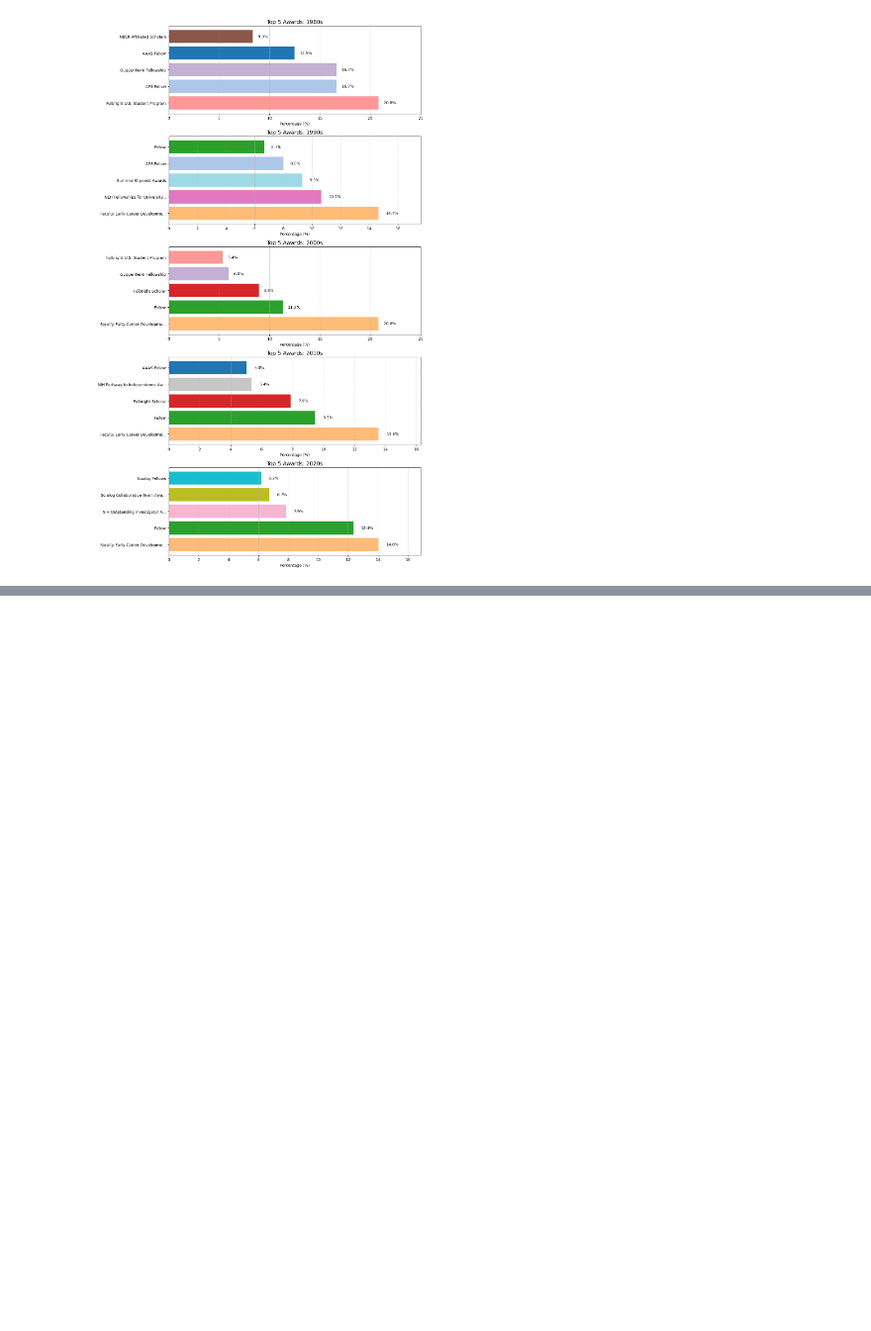
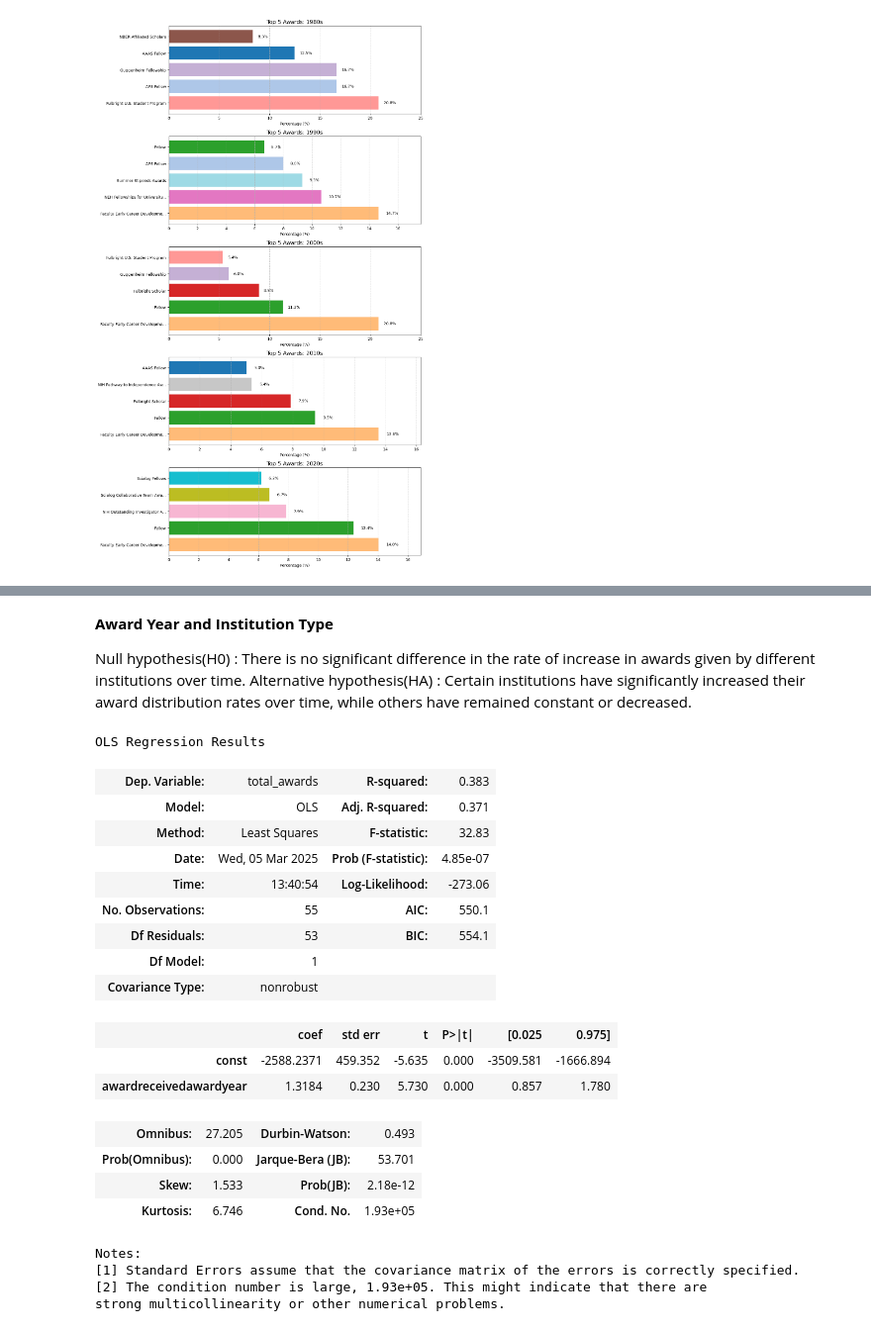
Before and after one commit to BU-Spark/ds-bu-awards-analysis, a Jupyter notebook: clean_data/hyp_test_ri_matches.ipynb, the cells around one changed output, grey strips where cells are left out. Shown: that part at 99% size. Cells and saved outputs as stored; diff of their text form; code cells hidden in the pictures; blank space fills up the shorter version.

```diff
--- a/clean_data/hyp_test_ri_matches.ipynb
+++ b/clean_data/hyp_test_ri_matches.ipynb
@@ -220,0 +437,11 @@ plt.tight_layout()
+# %%
+# counts BU affilliated recipients
+df['is_bu_affiliated'] = df['institutionname'].apply(lambda x: 1 if 'Boston University' in str(x) else 0)
+
+# finding relationships
+contingency_table = pd.crosstab(df['is_bu_affiliated'], df['prestige_numeric'])
+
+# chi square stat
+chi2_stat, p_value, dof, expected = stats.chi2_contingency(contingency_table)
+
+chi2_stat, p_value, dof
@@ -220,0 +456,50 @@ plt.tight_layout()
+# %% [markdown]
+**Award Year and Institution Type**
+
+Null hypothesis(H0) : There is no significant difference in the rate of increase in awards given by different institutions over time.
+Alternative hypothesis(HA) : Certain institutions have significantly increased their award distribution rates over time, while others have remained constant or decreased.
+# %%
+import pandas as pd
+import statsmodels.api as sm
+import matplotlib.pyplot as plt
+
+# counts the number of award for each society
+yearly_award_counts = df.groupby(['awardreceivedawardyear', 'awardgoverningsocietyname']).size().reset_index(name='award_count')
+
+pivot_table = yearly_award_counts.pivot(index='awardreceivedawardyear', columns='awardgoverningsocietyname', values='award_count').fillna(0)
+
+# add the number of awards by year
+yearly_total_awards = df.groupby('awardreceivedawardyear').size().reset_index(name='total_awards')
+
+X = yearly_total_awards['awardreceivedawardyear']
+y = yearly_total_awards['total_awards']
+
+# constant
+X = sm.add_constant(X)
+
+# regression
+model = sm.OLS(y, X).fit()
+
+model.summary()
+# %% [output]
+OLS Regression Results
+| Dep. Variable: | total_awards | R-squared: | 0.383 |
+| Model: | OLS | Adj. R-squared: | 0.371 |
+| Method: | Least Squares | F-statistic: | 32.83 |
+| Date: | Wed, 05 Mar 2025 | Prob (F-statistic): | 4.85e-07 |
+| Time: | 13:40:54 | Log-Likelihood: | -273.06 |
+| No. Observations: | 55 | AIC: | 550.1 |
+| Df Residuals: | 53 | BIC: | 554.1 |
+| Df Model: | 1 |  |  |
+| Covariance Type: | nonrobust |  |  |
+|  | coef | std err | t | P>|t| | [0.025 | 0.975] |
+| const | -2588.2371 | 459.352 | -5.635 | 0.000 | -3509.581 | -1666.894 |
+| awardreceivedawardyear | 1.3184 | 0.230 | 5.730 | 0.000 | 0.857 | 1.780 |
+| Omnibus: | 27.205 | Durbin-Watson: | 0.493 |
+| Prob(Omnibus): | 0.000 | Jarque-Bera (JB): | 53.701 |
+| Skew: | 1.533 | Prob(JB): | 2.18e-12 |
+| Kurtosis: | 6.746 | Cond. No. | 1.93e+05 |
+Notes:
+[1] Standard Errors assume that the covariance matrix of the errors is correctly specified.
+[2] The condition number is large, 1.93e+05. This might indicate that there are
+strong multicollinearity or other numerical problems.
```
Also changed, not shown: parts of 24 cells of this notebook.
